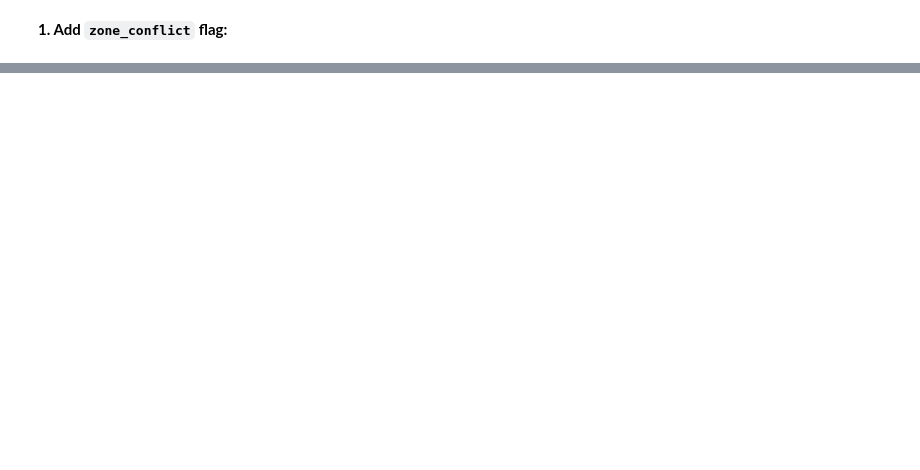
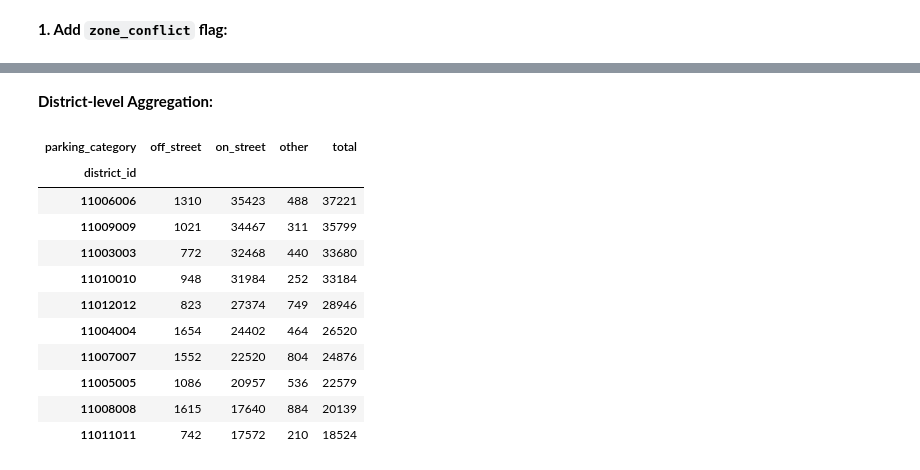
Before and after one commit to Nigar1209/berlin-poi-osm-pipeline, a Jupyter notebook: parking_spaces/scripts/parking_spaces_data_transformation.ipynb, the cells around one changed output, grey strips where cells are left out. Drawn from its saved outputs; the diff is of its cells as text; code cells hidden in the pictures; blank space fills up the shorter version.

```diff
--- a/parking_spaces/scripts/parking_spaces_data_transformation.ipynb
+++ b/parking_spaces/scripts/parking_spaces_data_transformation.ipynb
@@ -1499,0 +1687,11 @@ A separate lookup table for zones is **optional**. Since we still have 19 zones
+# %%
+def simplify_type(pt):
+    if pt in ["on_street", "street_side", "lane", "shoulder", "on_kerb", "half_on_kerb", "half_on_shoulder", "parallel"]:
+        return "on_street"
+    elif pt in ["surface", "underground", "multi-storey", "carports", "carport", "garages", "garage_boxes", "rooftop", "depot", "sheds", "level"]:
+        return "off_street"
+    else:
+        return "other"
+
+final_unified["parking_category"] = final_unified["parking_type"].apply(simplify_type)
+final_unified["parking_category"].value_counts(normalize=True).round(2)
@@ -1499,0 +1763,25 @@ A separate lookup table for zones is **optional**. Since we still have 19 zones
+# %% [markdown]
+**District-level Aggregation:**
+# %%
+district_counts = (
+    final_unified.groupby(["district_id", "parking_category"])
+    .size()
+    .reset_index(name="count")
+)
+
+district_pivot = district_counts.pivot(index="district_id", columns="parking_category", values="count").fillna(0)
+district_pivot["total"] = district_pivot.sum(axis=1)
+district_pivot.sort_values("total", ascending=False).head(10)
+# %% [output]
+| parking_category | off_street | on_street | other | total |
+| district_id |  |  |  |  |
+| 11006006 | 1310 | 35423 | 488 | 37221 |
+| 11009009 | 1021 | 34467 | 311 | 35799 |
+| 11003003 | 772 | 32468 | 440 | 33680 |
+| 11010010 | 948 | 31984 | 252 | 33184 |
+| 11012012 | 823 | 27374 | 749 | 28946 |
+| 11004004 | 1654 | 24402 | 464 | 26520 |
+| 11007007 | 1552 | 22520 | 804 | 24876 |
+| 11005005 | 1086 | 20957 | 536 | 22579 |
+| 11008008 | 1615 | 17640 | 884 | 20139 |
+| 11011011 | 742 | 17572 | 210 | 18524 |
```
Also changed, not shown: parts of 116 cells of this notebook, 1 other file.
